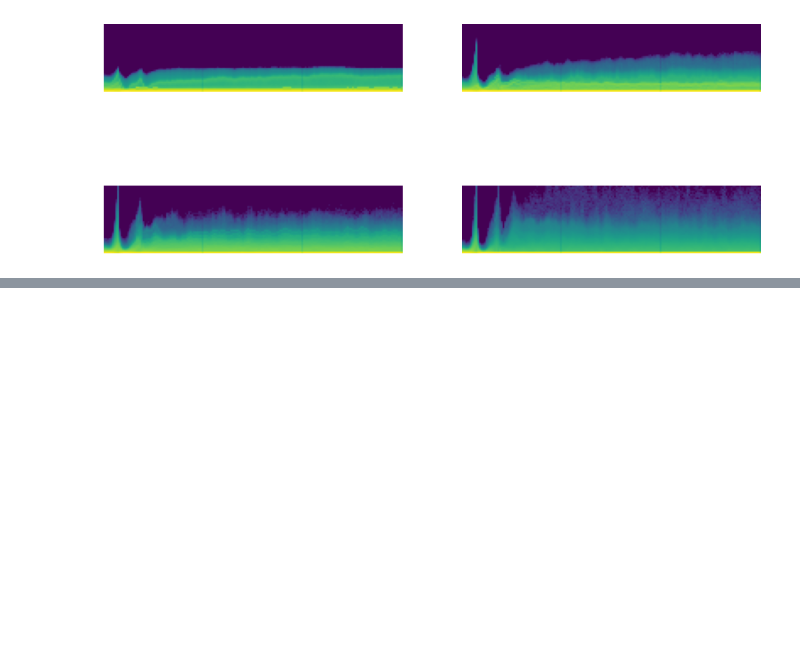
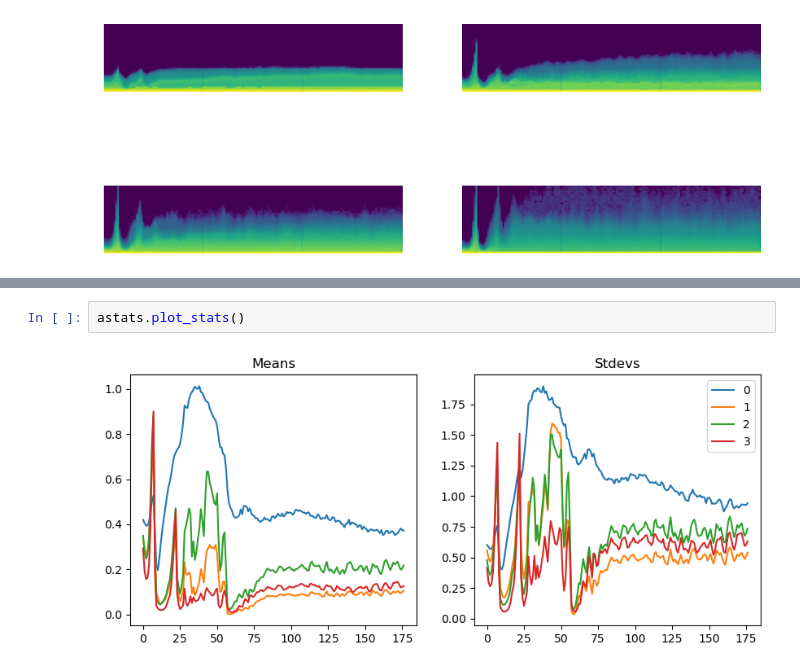
Before and after one commit to bachaudhry/FastAI-22-23, a Jupyter notebook: course_part_2/11_initializing.ipynb, the cells around one changed output, grey strips where cells are left out. Drawn from its saved outputs; the diff is of its cells as text; blank space fills up the shorter version.

```diff
--- a/course_part_2/11_initializing.ipynb
+++ b/course_part_2/11_initializing.ipynb
@@ -396,0 +439,4 @@ While the model's training run isn't ideal by any stretch, given the spikes in e
+# %%
+astats.plot_stats()
+# %% [output]
+[figure, added]
```
Also changed, not shown: parts of 26 cells of this notebook.
